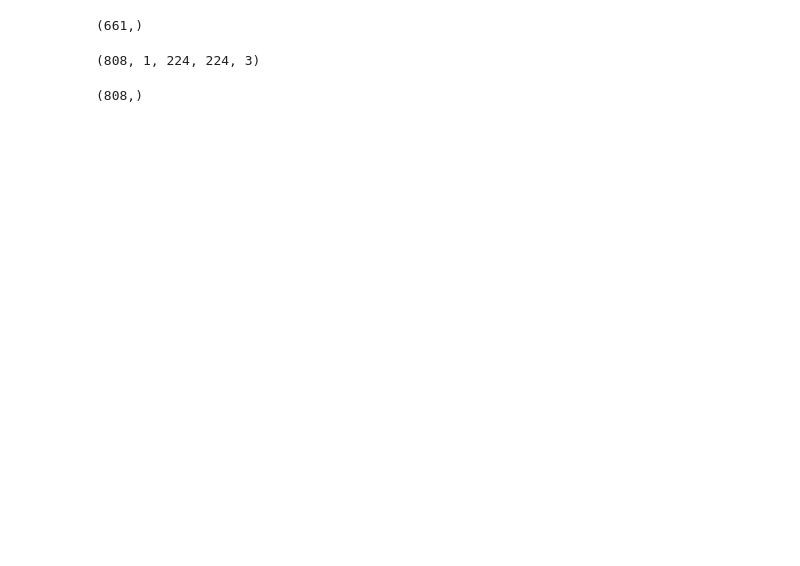
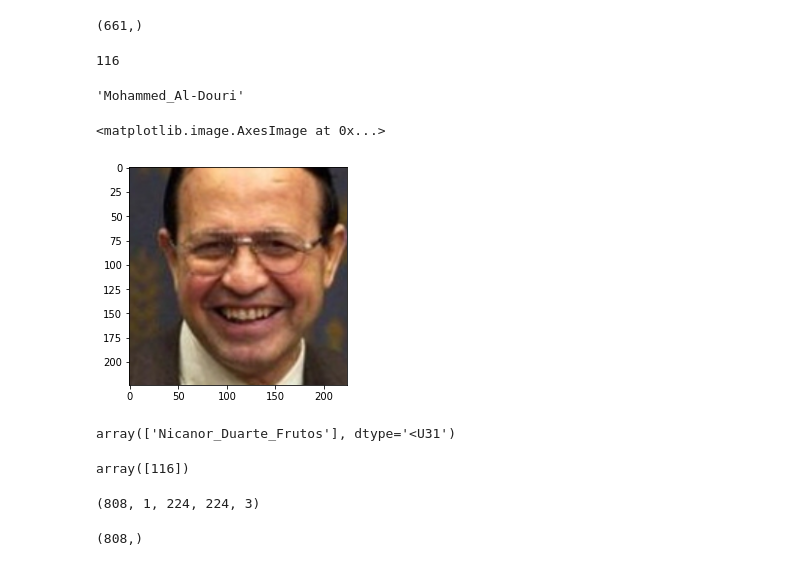
Before and after one commit to Abhishek-Verma7887/Face-recognition, a Jupyter notebook: new_trial/Face Recognition task.ipynb, the cells around one changed output. Saved outputs shown, nothing was run; the diff lists cells and outputs as text; code cells hidden in the pictures; blank space fills up the shorter version.

```diff
--- a/new_trial/Face Recognition task.ipynb
+++ b/new_trial/Face Recognition task.ipynb
@@ -414,11 +408,12 @@ model1.compile(
 )
 # %%
         train_X = []
-        train_y = []
+        train__y = []
         for k, v in x_train.items():
             pre_img = preprocess_imgs([v])[0]
             pre_img = pre_img[np.newaxis, ...]
             # train_X_features = self.feature_extraction_model.predict(pre_img)
             train_X.append(pre_img)
-            train_y.append(train_labels[k])
-        train_y = le.transform(train_y)
+            #print(y_train[k])
+            train__y.append(y_train[k])
+        train_y = le.transform(train__y)
@@ -431,6 +446,29 @@ train_y=train_y.reshape(661)
 train_y.shape
 # %% [output]
 (661,)
+# %%
+out2= model1.predict(train_X[0].reshape(1,224,224,3))
+out2= argmax(out2)
+print(out2)
+# %% [output]
+116
+# %%
+train__y[0]
+# %% [output]
+'Mohammed_Al-Douri'
+# %%
+imshow(train_X[0])
+# %% [output]
+<matplotlib.image.AxesImage at 0x...>
+[figure, added]
+# %%
+le.inverse_transform([120])
+# %% [output]
+array(['Nicanor_Duarte_Frutos'], dtype='<U31')
+# %%
+le.transform(['Mohammed_Al-Douri'])
+# %% [output]
+array([116])
 # %%
         test_X = []
         test_y = []
```
Also changed, not shown: parts of 19 cells of this notebook.
